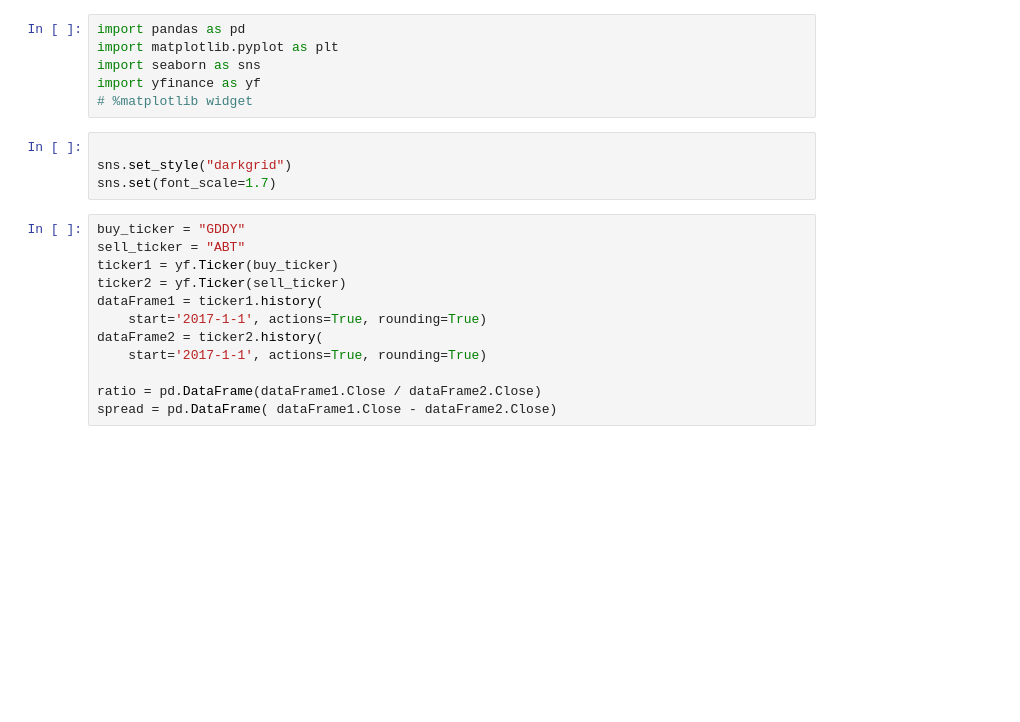
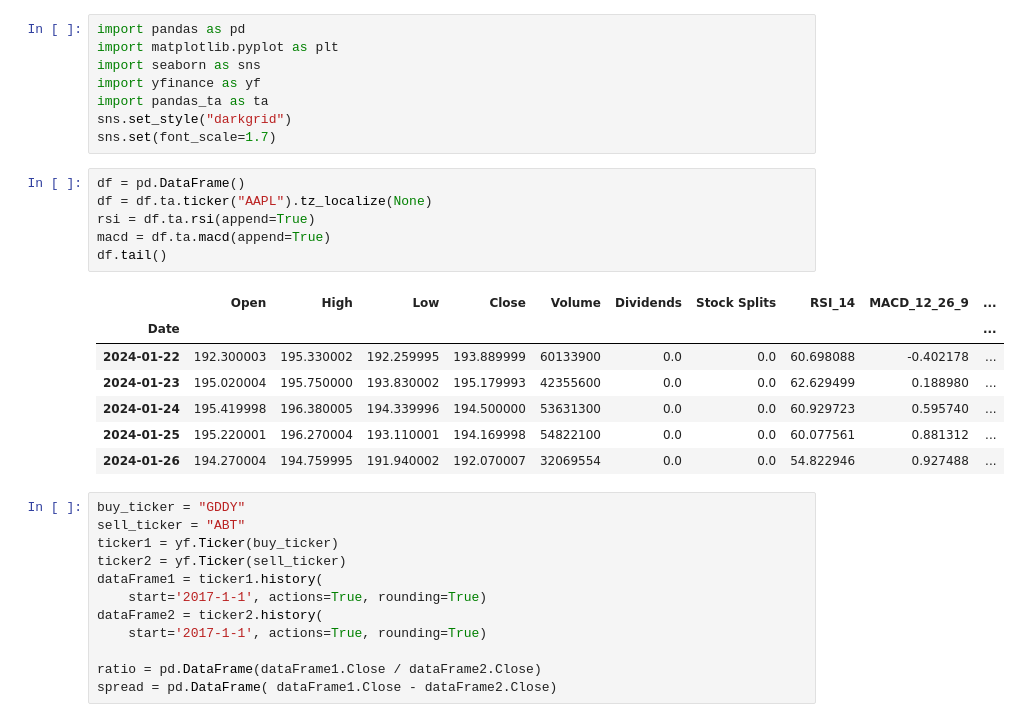
Before and after one commit to paul10116/Stock-Market, a Jupyter notebook: code_examples/indicators.ipynb, the cells around one changed output. Cells and saved outputs as stored; diff of their text form; blank space fills up the shorter version.

```diff
--- a/code_examples/indicators.ipynb
+++ b/code_examples/indicators.ipynb
@@ -3,11 +3,23 @@ import pandas as pd
 import matplotlib.pyplot as plt
 import seaborn as sns
 import yfinance as yf
-# %matplotlib widget
+import pandas_ta as ta
+sns.set_style("darkgrid")
+sns.set(font_scale=1.7)
-# %%
-
-sns.set_style("darkgrid")
-sns.set(font_scale=1.7)
+# %%
+df = pd.DataFrame()
+df = df.ta.ticker("AAPL").tz_localize(None)
+rsi = df.ta.rsi(append=True)
+macd = df.ta.macd(append=True)
+df.tail()
+# %% [output]
+|  | Open | High | Low | Close | Volume | Dividends | Stock Splits | RSI_14 | MACD_12_26_9 | ... |
+| Date |  |  |  |  |  |  |  |  |  | ... |
+| 2024-01-22 | 192.300003 | 195.330002 | 192.259995 | 193.889999 | 60133900 | 0.0 | 0.0 | 60.698088 | -0.402178 | ... |
+| 2024-01-23 | 195.020004 | 195.750000 | 193.830002 | 195.179993 | 42355600 | 0.0 | 0.0 | 62.629499 | 0.188980 | ... |
+| 2024-01-24 | 195.419998 | 196.380005 | 194.339996 | 194.500000 | 53631300 | 0.0 | 0.0 | 60.929723 | 0.595740 | ... |
+| 2024-01-25 | 195.220001 | 196.270004 | 193.110001 | 194.169998 | 54822100 | 0.0 | 0.0 | 60.077561 | 0.881312 | ... |
+| 2024-01-26 | 194.270004 | 194.759995 | 191.940002 | 192.070007 | 32069554 | 0.0 | 0.0 | 54.822946 | 0.927488 | ... |
 # %%
 buy_ticker = "GDDY"
 sell_ticker = "ABT"
```
Also changed, not shown: parts of 3 cells of this notebook, 18 other files.
